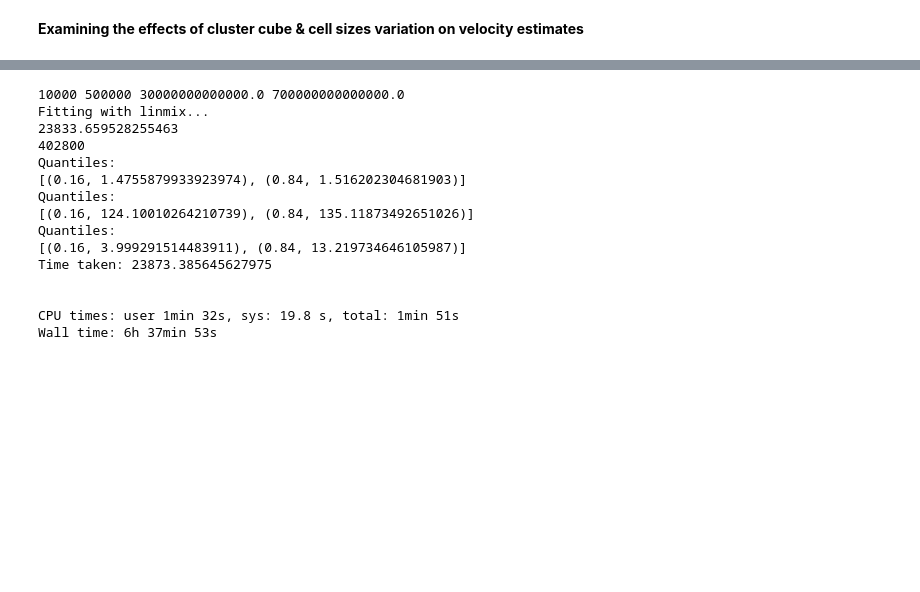
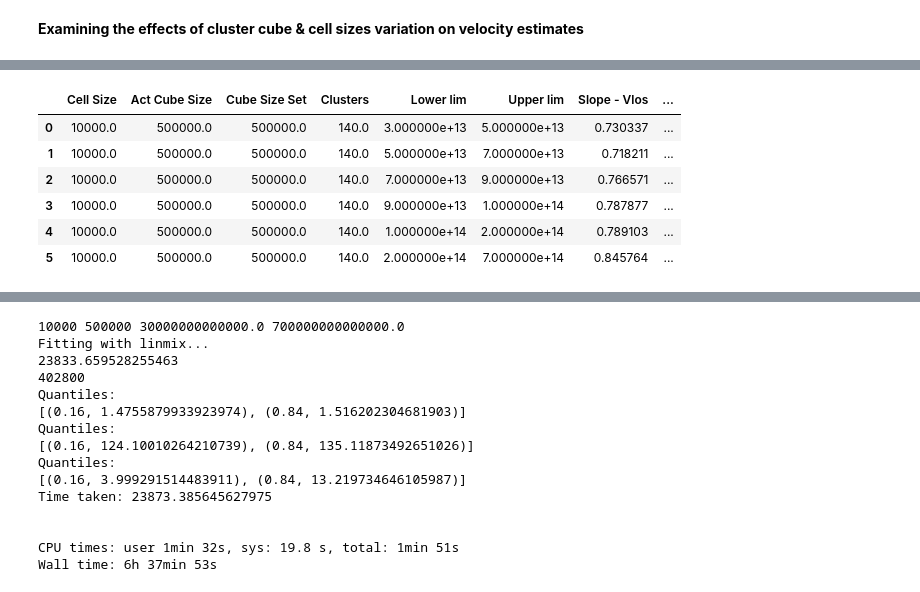
Before and after one commit to awaismirza92/velocity-reconstruction-and-kinetic-SZ, a Jupyter notebook: codes/Bias_Problem/Clus_Mass_Bins.ipynb, the cells around one changed output, grey strips where cells are left out. Saved outputs shown, nothing was run; the diff lists cells and outputs as text; code cells hidden in the pictures; blank space fills up the shorter version.

```diff
--- a/codes/Bias_Problem/Clus_Mass_Bins.ipynb
+++ b/codes/Bias_Problem/Clus_Mass_Bins.ipynb
@@ -856,0 +855,10 @@ clus_mass_bins_results
+# %%
+clus_mass_bins_results
+# %% [output]
+|  | Cell Size | Act Cube Size | Cube Size Set | Clusters | Lower lim | Upper lim | Slope - Vlos | ... |
+| 0 | 10000.0 | 500000.0 | 500000.0 | 140.0 | 3.000000e+13 | 5.000000e+13 | 0.730337 | ... |
+| 1 | 10000.0 | 500000.0 | 500000.0 | 140.0 | 5.000000e+13 | 7.000000e+13 | 0.718211 | ... |
+| 2 | 10000.0 | 500000.0 | 500000.0 | 140.0 | 7.000000e+13 | 9.000000e+13 | 0.766571 | ... |
+| 3 | 10000.0 | 500000.0 | 500000.0 | 140.0 | 9.000000e+13 | 1.000000e+14 | 0.787877 | ... |
+| 4 | 10000.0 | 500000.0 | 500000.0 | 140.0 | 1.000000e+14 | 2.000000e+14 | 0.789103 | ... |
+| 5 | 10000.0 | 500000.0 | 500000.0 | 140.0 | 2.000000e+14 | 7.000000e+14 | 0.845764 | ... |
```
Also changed, not shown: parts of 11 cells of this notebook, 14 other files.
